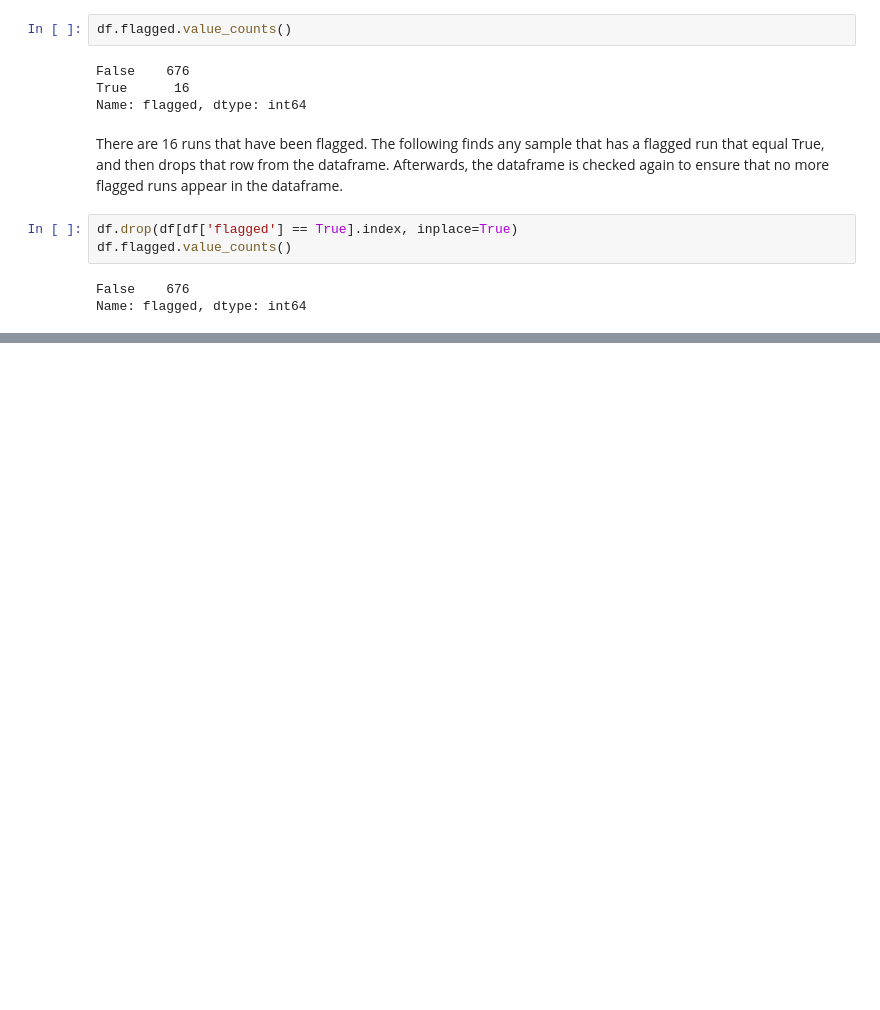
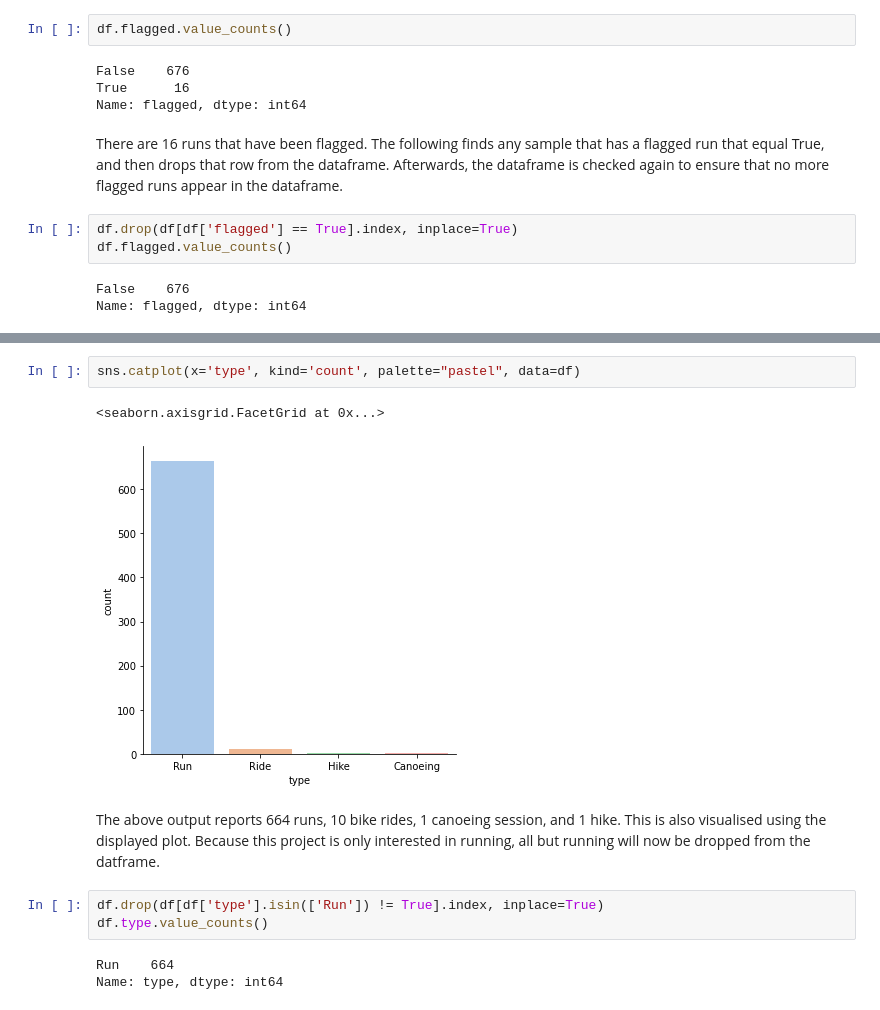
Before and after one commit to ConanMercer5/Strava_running_data, a Jupyter notebook: StravaRunning.ipynb, the cells around one changed output, grey strips where cells are left out. Drawn from its saved outputs; the diff is of its cells as text; blank space fills up the shorter version.

Commit message:
add, section that checks and plots activities in dataframe. - drops any activity that is not a run

```diff
--- a/StravaRunning.ipynb
+++ b/StravaRunning.ipynb
@@ -65,0 +76,13 @@ Name: flagged, dtype: int64
+# %%
+sns.catplot(x='type', kind='count', palette="pastel", data=df)
+# %% [output]
+<seaborn.axisgrid.FacetGrid at 0x...>
+[figure, added]
+# %% [markdown]
+The above output reports 664 runs, 10 bike rides, 1 canoeing session, and 1 hike. This is also visualised using the displayed plot. Because this project is only interested in running, all but running will now be dropped from the datframe.
+# %%
+df.drop(df[df['type'].isin(['Run']) != True].index, inplace=True)
+df.type.value_counts()
+# %% [output]
+Run    664
+Name: type, dtype: int64
```
Also changed, not shown: parts of 2 cells of this notebook.
